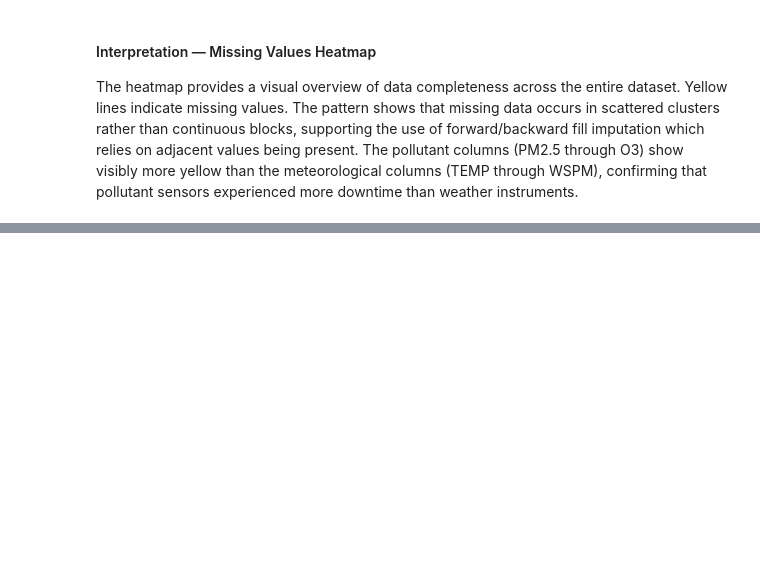
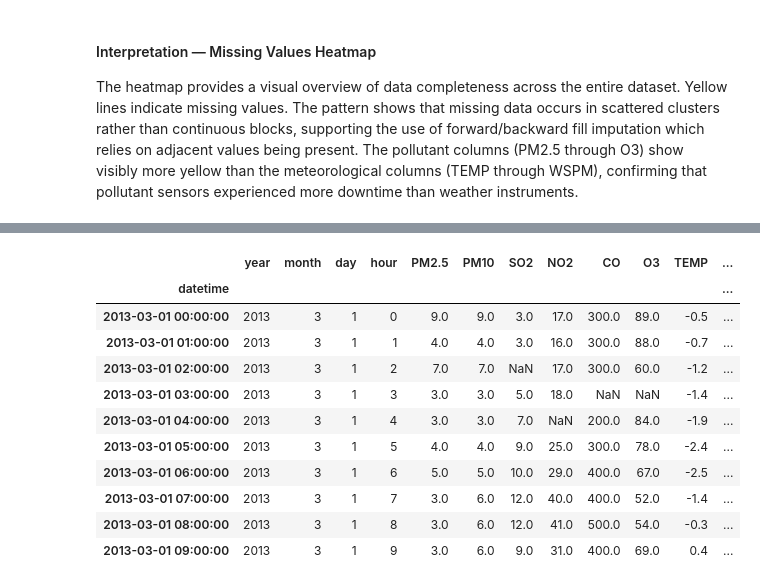
Before and after one commit to Ayomide-baga/CMP7005-PRAC1, a Jupyter notebook: CMP7005_PRAC1.ipynb, the cells around one changed output, grey strips where cells are left out. Cells and saved outputs as stored; diff of their text form; code cells hidden in the pictures; blank space fills up the shorter version.

```diff
--- a/CMP7005_PRAC1.ipynb
+++ b/CMP7005_PRAC1.ipynb
@@ -478,0 +481,4 @@ The heatmap provides a visual overview of data completeness across the entire da
+# %%
+# Dropping the 'No' column - it is a row identifier with no analytical value
+df.drop(columns=['No'], inplace=True)
+print(f"Dropped 'No' column. Remaining columns: {df.shape[1]}")
@@ -478,0 +491,9 @@ The heatmap provides a visual overview of data completeness across the entire da
+# %%
+# Checking for duplicate rows
+duplicates = df.duplicated().sum()
+print(f"Duplicate rows found: {duplicates}")
+
+# Removing duplicates if any exist
+if duplicates > 0:
+    df.drop_duplicates(inplace=True)
+    print(f"Duplicates removed. New shape: {df.shape}")
@@ -478,0 +572,15 @@ The heatmap provides a visual overview of data completeness across the entire da
+# %%
+df.head(10)
+# %% [output]
+|  | year | month | day | hour | PM2.5 | PM10 | SO2 | NO2 | CO | O3 | TEMP | ... |
+| datetime |  |  |  |  |  |  |  |  |  |  |  | ... |
+| 2013-03-01 00:00:00 | 2013 | 3 | 1 | 0 | 9.0 | 9.0 | 3.0 | 17.0 | 300.0 | 89.0 | -0.5 | ... |
+| 2013-03-01 01:00:00 | 2013 | 3 | 1 | 1 | 4.0 | 4.0 | 3.0 | 16.0 | 300.0 | 88.0 | -0.7 | ... |
+| 2013-03-01 02:00:00 | 2013 | 3 | 1 | 2 | 7.0 | 7.0 | NaN | 17.0 | 300.0 | 60.0 | -1.2 | ... |
+| 2013-03-01 03:00:00 | 2013 | 3 | 1 | 3 | 3.0 | 3.0 | 5.0 | 18.0 | NaN | NaN | -1.4 | ... |
+| 2013-03-01 04:00:00 | 2013 | 3 | 1 | 4 | 3.0 | 3.0 | 7.0 | NaN | 200.0 | 84.0 | -1.9 | ... |
+| 2013-03-01 05:00:00 | 2013 | 3 | 1 | 5 | 4.0 | 4.0 | 9.0 | 25.0 | 300.0 | 78.0 | -2.4 | ... |
+| 2013-03-01 06:00:00 | 2013 | 3 | 1 | 6 | 5.0 | 5.0 | 10.0 | 29.0 | 400.0 | 67.0 | -2.5 | ... |
+| 2013-03-01 07:00:00 | 2013 | 3 | 1 | 7 | 3.0 | 6.0 | 12.0 | 40.0 | 400.0 | 52.0 | -1.4 | ... |
+| 2013-03-01 08:00:00 | 2013 | 3 | 1 | 8 | 3.0 | 6.0 | 12.0 | 41.0 | 500.0 | 54.0 | -0.3 | ... |
+| 2013-03-01 09:00:00 | 2013 | 3 | 1 | 9 | 3.0 | 6.0 | 9.0 | 31.0 | 400.0 | 69.0 | 0.4 | ... |
```
Also changed, not shown: parts of 20 cells of this notebook.
